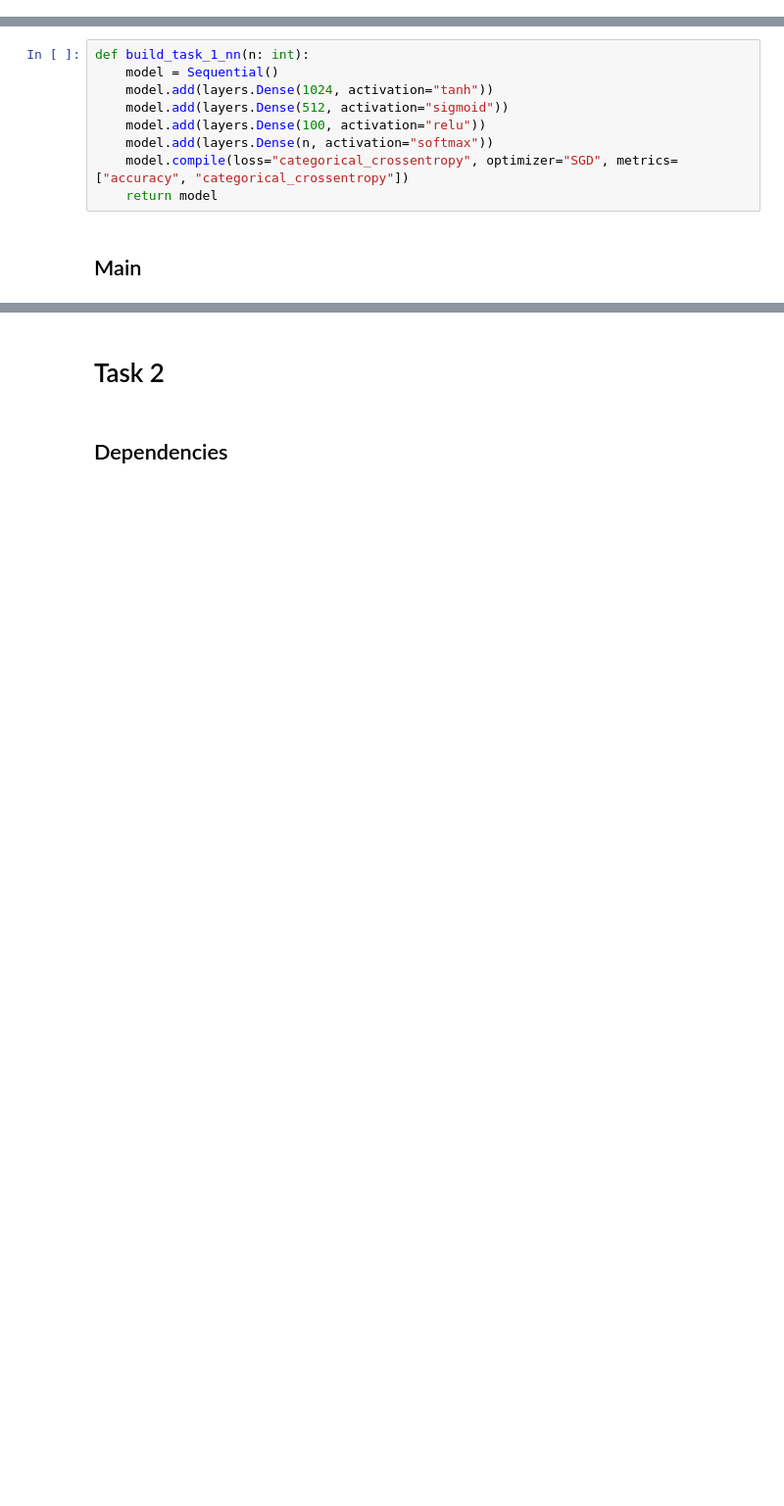
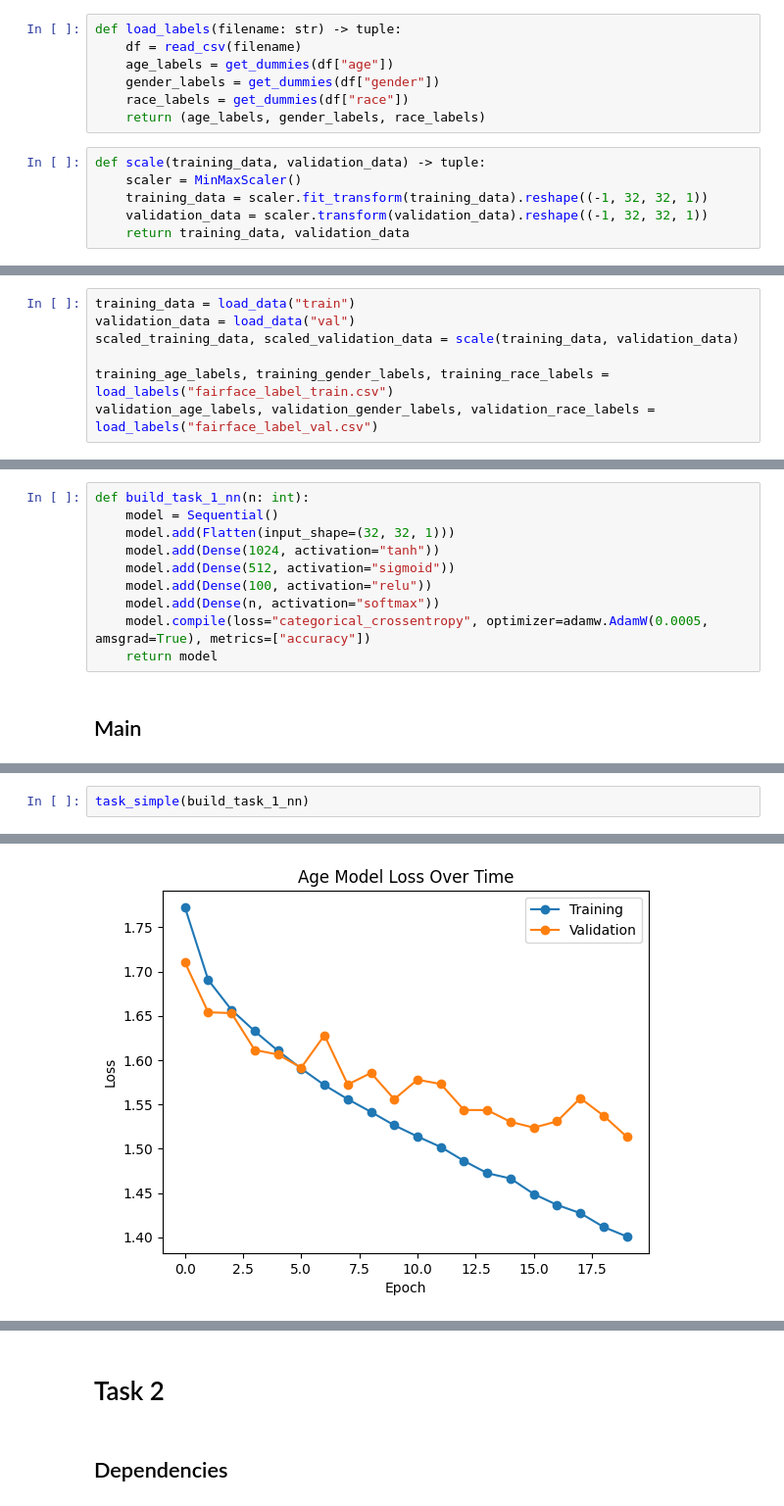
Before and after one commit to Arkifeanyi/COSC_525_Project3, a Jupyter notebook: project3.ipynb, the cells around one changed output, grey strips where cells are left out. Shown at 98% size. Cells and saved outputs as stored; diff of their text form; blank space fills up the shorter version.

```diff
--- a/project3.ipynb
+++ b/project3.ipynb
@@ -29,0 +32,13 @@ def task1(n: int, func: Callable):
+# %%
+def load_labels(filename: str) -> tuple:
+    df = read_csv(filename)
+    age_labels = get_dummies(df["age"])
+    gender_labels = get_dummies(df["gender"])
+    race_labels = get_dummies(df["race"])
+    return (age_labels, gender_labels, race_labels)
+# %%
+def scale(training_data, validation_data) -> tuple:
+    scaler = MinMaxScaler()
+    training_data = scaler.fit_transform(training_data).reshape((-1, 32, 32, 1))
+    validation_data = scaler.transform(validation_data).reshape((-1, 32, 32, 1))
+    return training_data, validation_data
@@ -29,0 +47,7 @@ def task1(n: int, func: Callable):
+# %%
+training_data = load_data("train")
+validation_data = load_data("val")
+scaled_training_data, scaled_validation_data = scale(training_data, validation_data)
+
+training_age_labels, training_gender_labels, training_race_labels = load_labels("fairface_label_train.csv")
+validation_age_labels, validation_gender_labels, validation_race_labels = load_labels("fairface_label_val.csv")
@@ -34,11 +116,12 @@ def task1(n: int, func: Callable):
 # %%
 def build_task_1_nn(n: int):
     model = Sequential()
-    model.add(layers.Dense(1024, activation="tanh"))
-    model.add(layers.Dense(512, activation="sigmoid"))
-    model.add(layers.Dense(100, activation="relu"))
-    model.add(layers.Dense(n, activation="softmax"))
-    model.compile(loss="categorical_crossentropy", optimizer="SGD", metrics=["accuracy", "categorical_crossentropy"])
+    model.add(Flatten(input_shape=(32, 32, 1)))
+    model.add(Dense(1024, activation="tanh"))
+    model.add(Dense(512, activation="sigmoid"))
+    model.add(Dense(100, activation="relu"))
+    model.add(Dense(n, activation="softmax"))
+    model.compile(loss="categorical_crossentropy", optimizer=adamw.AdamW(0.0005, amsgrad=True), metrics=["accuracy"])
     return model
 # %% [markdown]
 ## Main
@@ -48,0 +128,3 @@ def build_task_1_nn(n: int):
+# %%
+task_simple(build_task_1_nn)
+# %% [output]
@@ -48,0 +148 @@ def build_task_1_nn(n: int):
+[figure, added]
```
Also changed, not shown: parts of 74 cells of this notebook, 37 other files.
